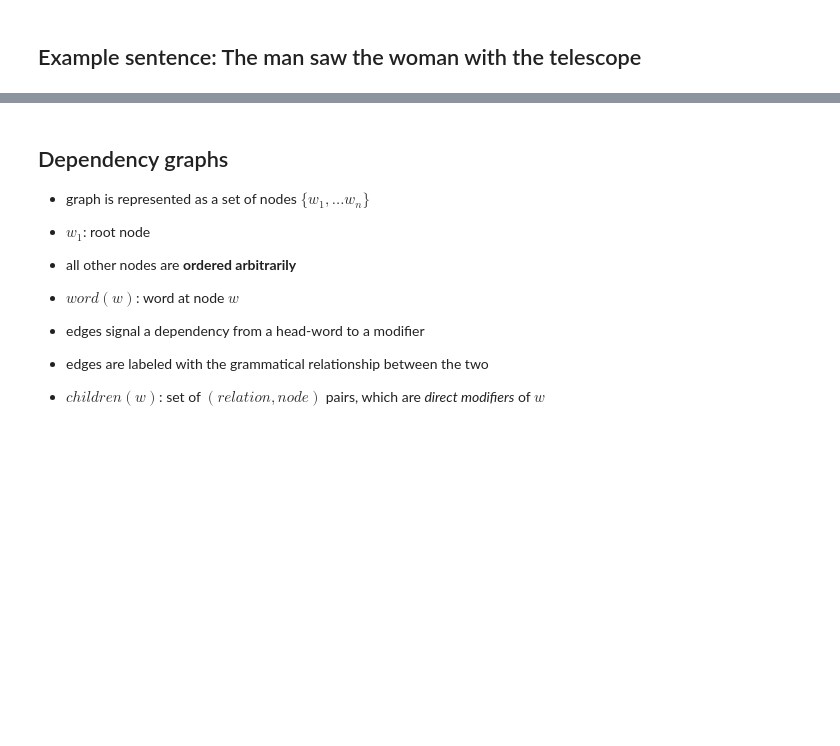
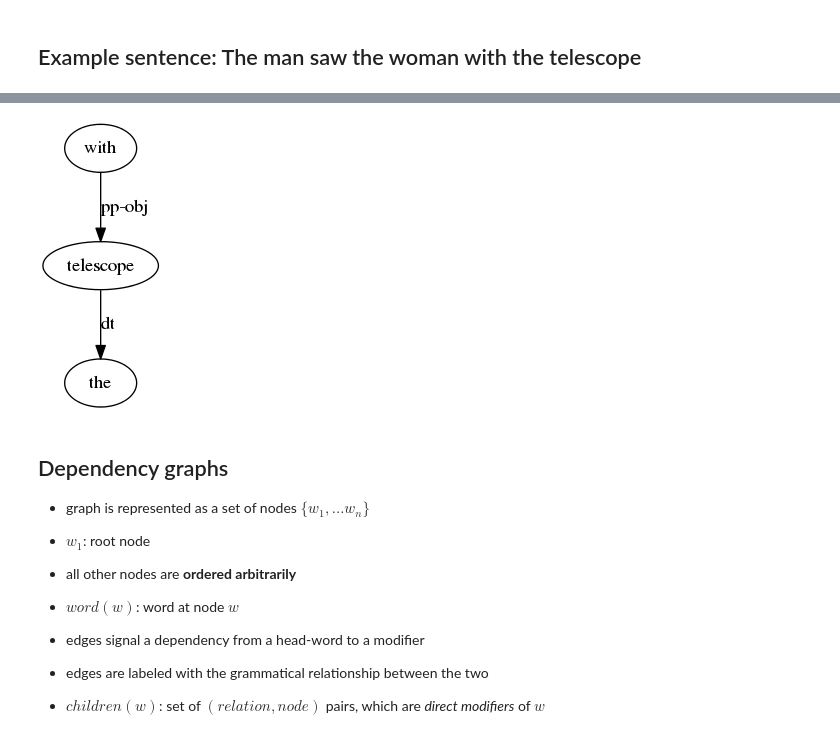
Before and after one commit to arne-cl/discoursekernels, a Jupyter notebook: notebooks/graphkernel-experiments.ipynb, the cells around one changed output, grey strips where cells are left out. Saved outputs shown, nothing was run; the diff lists cells and outputs as text; code cells hidden in the pictures; blank space fills up the shorter version.

```diff
--- a/notebooks/graphkernel-experiments.ipynb
+++ b/notebooks/graphkernel-experiments.ipynb
@@ -33,3 +40,15 @@ draw(depgraph, show='ipynb')
+# %%
+with_the_telescope = nx.DiGraph()
+
+with_the_telescope.add_nodes_from(label_nodes(
+    [(1, 'with'), (2, 'telescope'), (3, 'the')]))
+with_the_telescope.add_edges_from(label_edges(
+    [(1, 2, 'pp-obj'), (2, 3, 'dt')]
+))
+
+draw(with_the_telescope, show='ipynb')
+# %% [output]
+[figure, added]
 # %% [markdown]
 ## Dependency graphs
 
```
Also changed, not shown: parts of 12 cells of this notebook, 1 other file.
